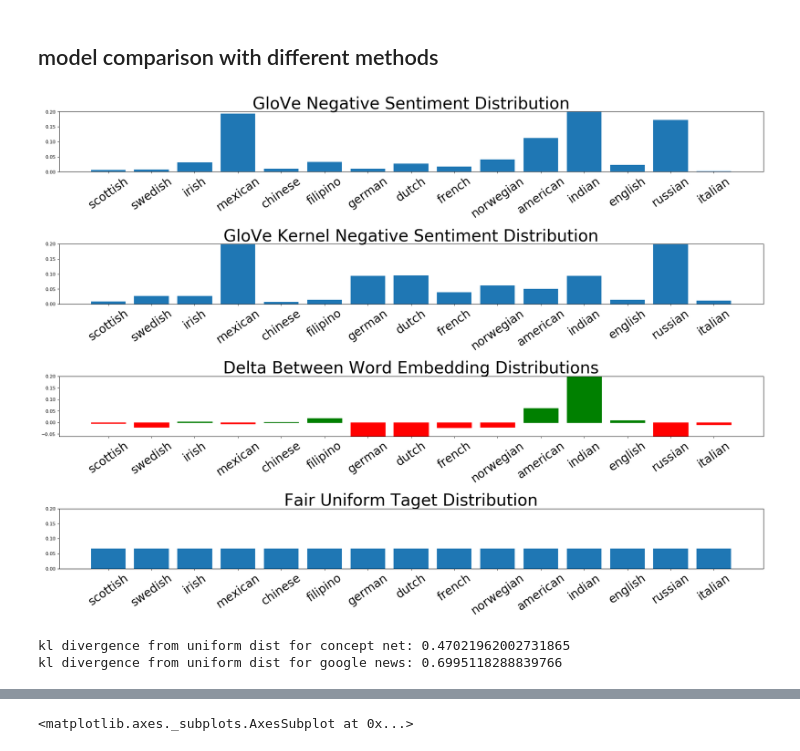
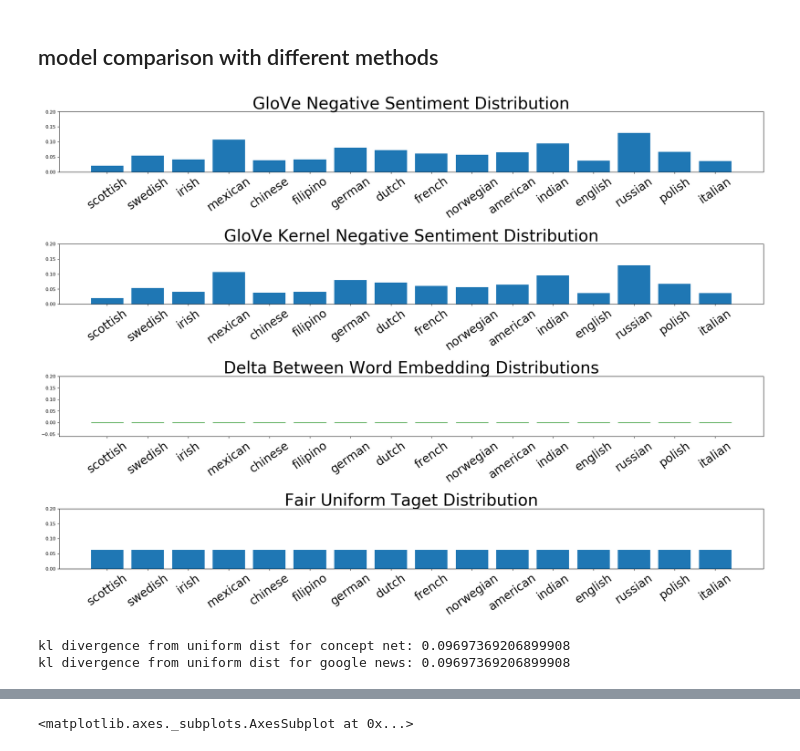
Before and after one commit to ChristopherSweeney/6.860_project, a Jupyter notebook: sentiment_classification_fairness_new.ipynb, the cells around one changed output, grey strips where cells are left out. Cells and saved outputs as stored; diff of their text form; code cells hidden in the pictures.

```diff
--- a/sentiment_classification_fairness_new.ipynb
+++ b/sentiment_classification_fairness_new.ipynb
@@ -545,8 +545,8 @@ kl divergence from uniform dist for google news: 0.3595368787300598
 # %% [markdown]
 ## model comparison with different methods
 # %%
-identity_toxicity_debias = dict(identity_toxicity_table(nationalities, embeddings,model_debias_kernel))
-identity_toxicity = dict(identity_toxicity_table(nationalities,embeddings,model))
+identity_toxicity_debias = dict(identity_toxicity_table(nationalities, embeddings,lr))
+identity_toxicity = dict(identity_toxicity_table(nationalities,embeddings,lr))
 # keys_common = set(map(lambda x : x[6:] , identity_toxicity_debias.keys())).intersection(set(identity_toxicity.keys()))
 # identity_toxicity_debias = {key: identity_toxicity_debias[key] for key in keys_common }
 # identity_toxicity = {key: identity_toxicity[key] for key in keys_common }
@@ -566,33 +566,33 @@ plt.title("GloVe Kernel Negative Sentiment Distribution",fontsize=35)
 index = np.arange(len(identity_toxicity_debias[0]))
 plt.bar(index,identity_toxicity_debias[1]/np.sum(identity_toxicity_debias[1]))
 plt.xticks(index, identity_toxicity_debias[0], fontsize=25, rotation=35)
 plt.ylim(top=.2,bottom=0)
 f.add_subplot(413)
 plt.title("Delta Between Word Embedding Distributions",fontsize=35)
 index = np.arange(len(identity_toxicity_debias[0]))
 delta = identity_toxicity[1]/np.sum(identity_toxicity[1])-identity_toxicity_debias[1]/np.sum(identity_toxicity_debias[1])
 bar = plt.bar(index,delta)
 for i,j in enumerate(delta):
     bar[i].set_color('r') if j<0 else bar[i].set_color('g')
 plt.xticks(index, identity_toxicity_debias[0], fontsize=25, rotation=35)
 plt.ylim(top=.2,bottom=-.06)
 f.add_subplot(414)
 plt.title('Fair Uniform Taget Distribution',fontsize=35)
 index = np.arange(len(identity_toxicity[0]))
 plt.bar(index,1./len(identity_toxicity[1]))
 plt.xticks(index, identity_toxicity[0], fontsize=25, rotation=35)
 plt.ylim(top=.2,bottom=0)
 plt.show()
 uniform_dist = np.ones(len(identity_toxicity[1]))*1./len(identity_toxicity[1])
 uniform_dist_d = np.ones(len(identity_toxicity_debias[1]))*1./len(identity_toxicity_debias[1])
 
 debiased_normalized = identity_toxicity_debias[1]/np.sum(identity_toxicity_debias[1])
 biased_normalized = identity_toxicity[1]/np.sum(identity_toxicity[1])
 kl_debiased = (debiased_normalized * np.log(debiased_normalized/uniform_dist_d)).sum()
 kl_biased = (biased_normalized * np.log(biased_normalized/uniform_dist)).sum()
 print 'kl divergence from uniform dist for concept net:',kl_debiased
 print 'kl divergence from uniform dist for google news:',kl_biased
 # %% [output]
-[figure, old version]
+[figure, new version]
-kl divergence from uniform dist for concept net: 0.47021962002731865
-kl divergence from uniform dist for google news: 0.6995118288839766
+kl divergence from uniform dist for concept net: 0.09697369206899908
+kl divergence from uniform dist for google news: 0.09697369206899908
```
Also changed, not shown: parts of 6 cells of this notebook, 3 other files.
